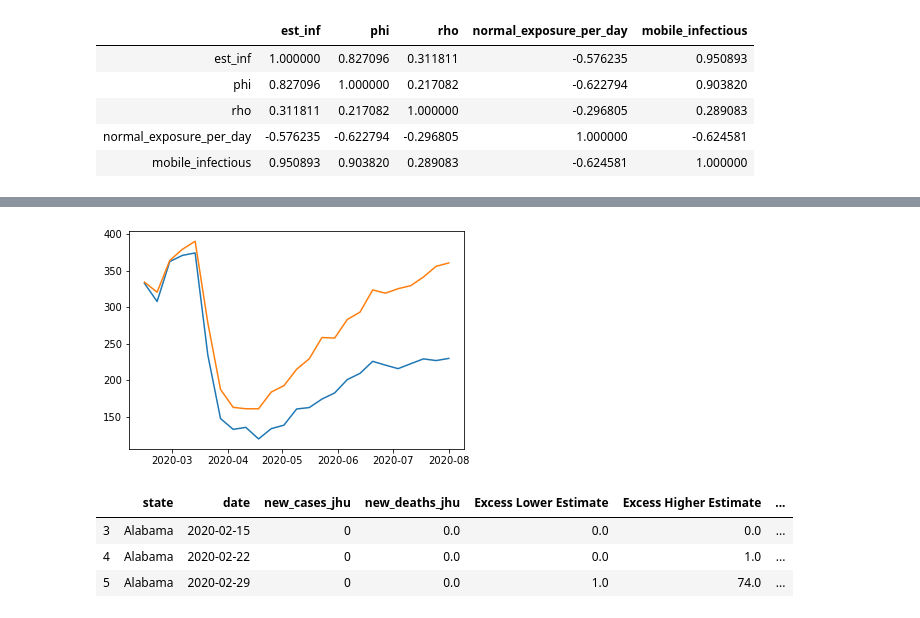
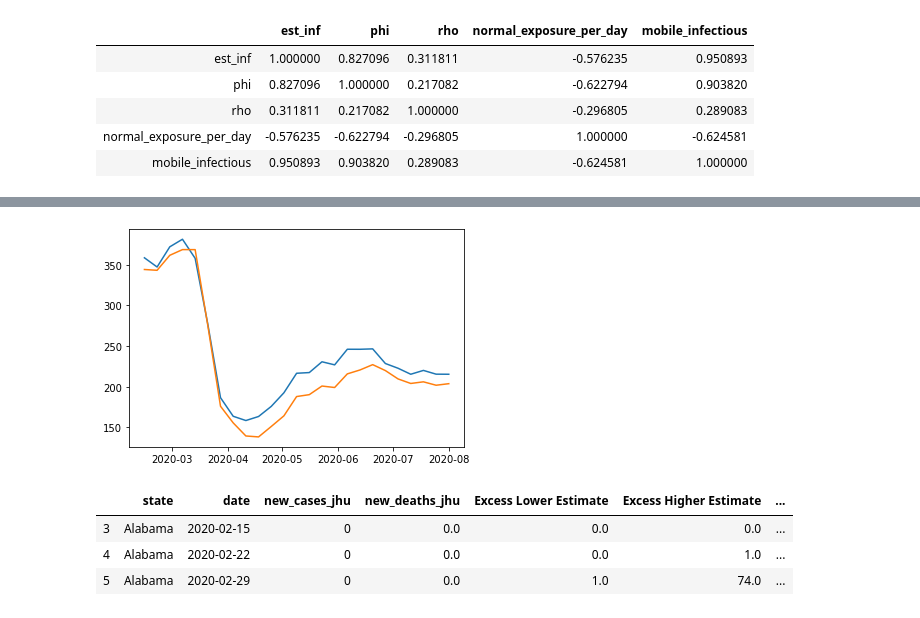
Before and after one commit to robbdunlap/covid_app, a Jupyter notebook: Exp_low_death_numb.ipynb, the cells around one changed output, grey strips where cells are left out. Cells and saved outputs as stored; diff of their text form; code cells hidden in the pictures.

```diff
--- a/Exp_low_death_numb.ipynb
+++ b/Exp_low_death_numb.ipynb
@@ -843,12 +872,12 @@ plt.show()
 # %%
-for_plotting = weekly_mobility_data[weekly_mobility_data['sub_region_1'] == 'Massachusetts']
-for_plotting2 = weekly_mobility_data[weekly_mobility_data['sub_region_1'] == 'Maine']
+for_plotting = weekly_mobility_data[weekly_mobility_data['sub_region_1'] == 'Texas']
+for_plotting2 = weekly_mobility_data[weekly_mobility_data['sub_region_1'] == 'Florida']
 
 plt.plot('date', 'normal_exposure_per_day', data = for_plotting)
 plt.plot('date', 'normal_exposure_per_day', data = for_plotting2)
 plt.show()
 # %% [output]
-[figure, old version]
+[figure, new version]
 # %%
 all_data.head(3)
 # %% [output]
```
Also changed, not shown: parts of 12 cells of this notebook, 1 other file.
